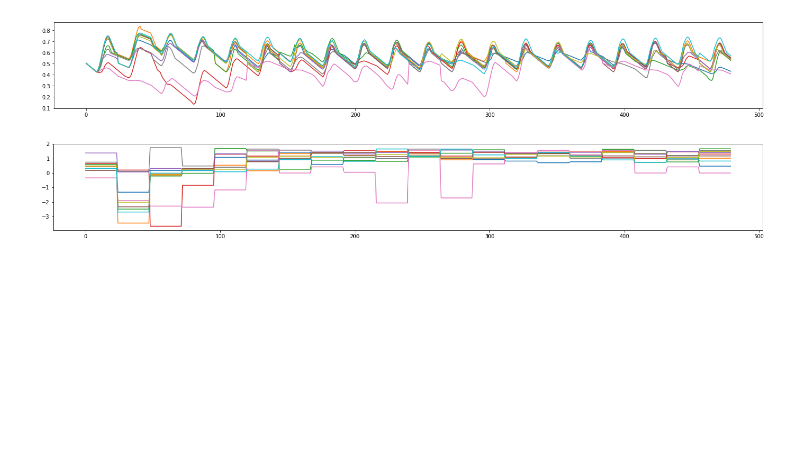
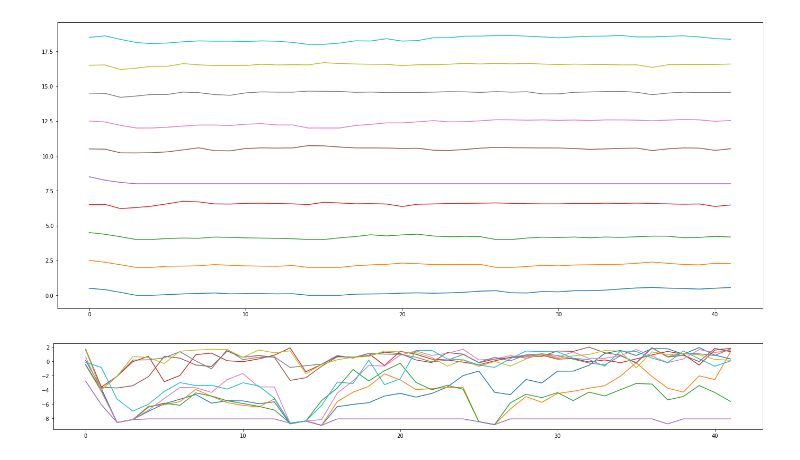
Before and after one commit to 5mali/dist_eno, a Jupyter notebook: Dist_ENO-v0.ipynb, the cells around one changed output. Cells and saved outputs as stored; diff of their text form; code cells hidden in the pictures; blank space fills up the shorter version.

```diff
--- a/Dist_ENO-v0.ipynb
+++ b/Dist_ENO-v0.ipynb
@@ -661,11 +660,10 @@ for i in range(NO_OF_NODES):
 # %%
 def T_ENO(node_id,day,qtable):
-    my_capm = capm_list[node_id]
+    global my_capm
     my_Q_TABLE = qtable
     experience_record = np.empty((my_capm.eno.TIME_STEPS ,N_STATES * 2 + 2))
     my_capm.eno.hr = 0
     s = my_capm.getstate()
-
     while True:
         batt_val, enp_val, henergy_val, fcast_val = denormalize(s).flatten()
         discrete_s = discretize(batt_val, enp_val, henergy_val, fcast_val)
@@ -684,7 +682,6 @@ def T_ENO(node_id,day,qtable):
             experience_record[:,N_STATES + 1]  = r
             break
 
-
     experience_record = experience_record.flatten().reshape(-1,N_STATES * 2 + 2)
     terminal_reward = experience_record[-1,5]
 
@@ -696,4 +693,4 @@ torch.save(dqn.eval_net.state_dict(), MODEL_FILENAME)
 dqn.eval_net.eval()
 node_q_table = dqn.get_qvals(std_state_combinations).reshape(GRANULARITY,GRANULARITY,GRANULARITY,GRANULARITY,-1)
 
-pool = mp.Pool(processes=NO_OF_NODES)#, initializer=init_T_ENO, initargs=(CAPM_QUEUE,))
+pool = mp.Pool(processes=NO_OF_NODES, initializer=init_T_ENO, initargs=(CAPM_QUEUE,))
@@ -700,7 +715,7 @@ pool = mp.Pool(processes=NO_OF_NODES)#, initializer=init_T_ENO, initargs=(CAPM_Q
 # %%
 node_batt_records = np.empty(NO_OF_NODES,)
 node_reward_records = np.empty(NO_OF_NODES,)
-for day in range(20):
+for day in range(100):
     table_list = [node_q_table]*NO_OF_NODES
     day_list = [day]*NO_OF_NODES
     arglist = [arg for arg in zip(range(NO_OF_NODES),day_list, table_list)]
@@ -906,16 +941,19 @@ node_reward_records= np.delete(node_reward_records,0,1)
 MU_BATT = 0.5
 SD_BATT = 0.5
 node_batt_records = (node_batt_records * SD_BATT)+ MU_BATT
+# %%
+for i in range(node_batt_records.shape[0]):
+    node_batt_records[i]+=i*2
 # %%
-fig = plt.figure(figsize=(24,3))
-plt.plot(node_batt_records.T);
+fig = plt.figure(figsize=(24,10))
+plt.plot(node_batt_records.T[0::24]);
 # %% [output]
-[figure, old version]
+[figure, new version]
 # %%
 fig = plt.figure(figsize=(24,3))
-plt.plot(node_reward_records.T);
+plt.plot(node_reward_records.T[0::24]);
 # %% [output]
-[figure, old version]
+[figure, new version]
 # %%
 # TESTING THE DISCRETE Q-TABLE
 # YEAR = 2007
```
Also changed, not shown: parts of 8 cells of this notebook, 1 other file.
